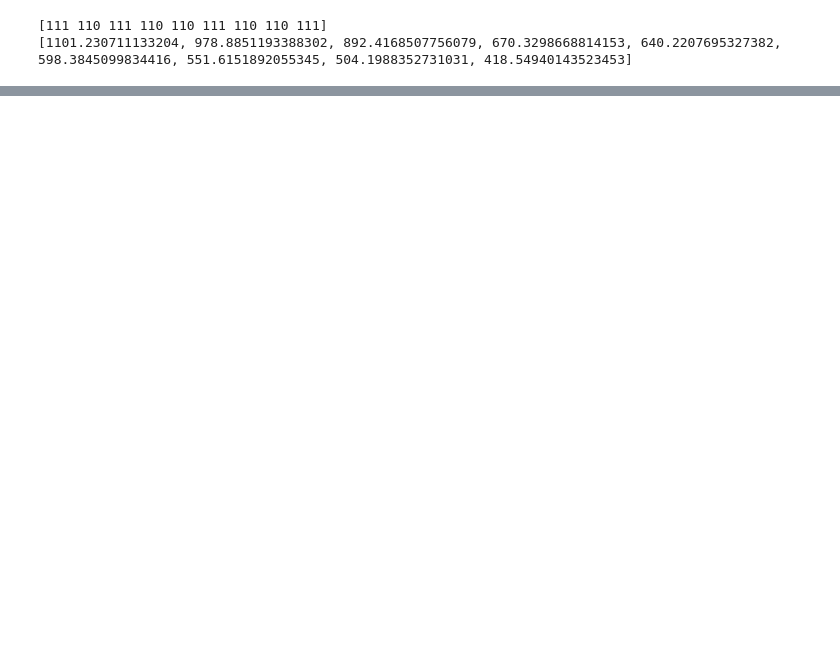
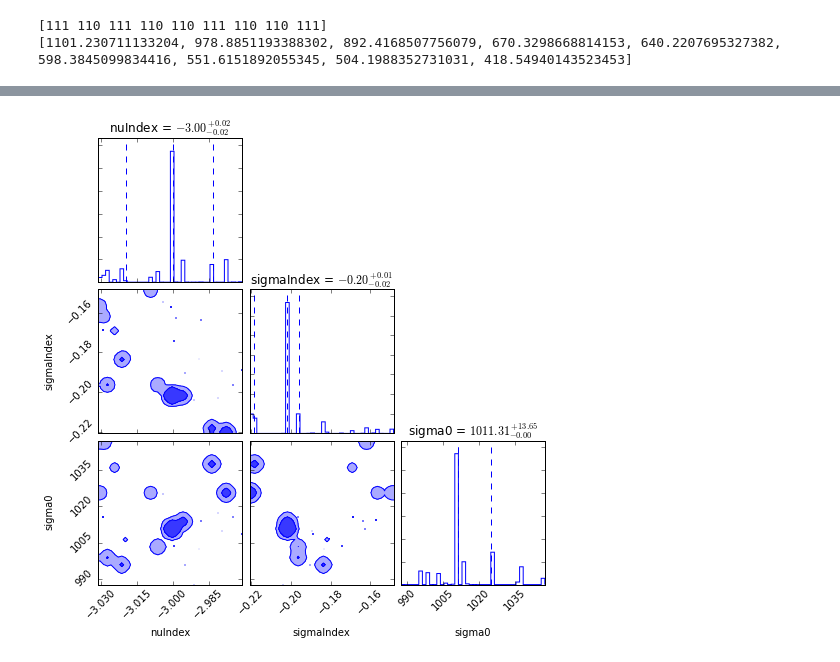
Before and after one commit to ondrejiayc/PH366_final_project, a Jupyter notebook: annular_analysis.ipynb, the cells around one changed output, grey strips where cells are left out. Saved outputs shown, nothing was run; the diff lists cells and outputs as text; code cells hidden in the pictures; blank space fills up the shorter version.

Commit message:
Rough mcmc in annular analysis implemented

```diff
--- a/annular_analysis.ipynb
+++ b/annular_analysis.ipynb
@@ -36,11 +36,11 @@ annuli = defineAnnuli(data['r'],nAnn)
 # number of galaxies per annulus
 
 data['annuli']=labelGalaxies(data,annuli)
-N = galInAnn(data,annuli)
-sigma = sigInAnn(data,annuli)
+nData = galInAnn(data,annuli)
+sigmaData = sigInAnn(data,annuli)
 
-print N
-print sigma
+print nData
+print sigmaData
 # %% [output]
 [111 110 111 110 110 111 110 110 111]
 [1101.230711133204, 978.8851193388302, 892.4168507756079, 670.3298668814153, 640.2207695327382, 598.3845099834416, 551.6151892055345, 504.1988352731031, 418.54940143523453]
@@ -88,13 +88,11 @@ def createMockData(radii,Ntot=1000,sigMax=1000,kindex=-3,sigmaindex=-0.2): #tota
     return pd.DataFrame(clusterData[:counter],columns=['r','vobs'])
 # %%
+#a single "mcmc step"
 kIndex = -3
 sigmaIndex = -0.2
 sigMax = 1000
 
-mockData = createMockData(annuli,len(data['r']),sigMax,kIndex,sigmaIndex)
-mockData['annuli'] = labelGalaxies(mockData,annuli)
-mockN = galInAnn(mockData,annuli)
-mockSigma = sigInAnn(mockData,annuli)
-
-print mockN
-print mockSigma
+def mcmcStep(annuli,kInd,sInd,sMaxInd):
+    mockData = createMockData(annuli,len(data['r']),sigMax,kIndex,sigmaIndex)
+    mockData['annuli'] = labelGalaxies(mockData,annuli)
+    return galInAnn(mockData,annuli),sigInAnn(mockData,annuli)
@@ -113,0 +99,14 @@ Created mock data with 1987 galaxies.
+# %%
+#all log likelihoods
+
+def logPriorNu():
+    return 0.0
+
+def logPriorSigma():
+    return 0.0
+
+def logLikelihoodNu(prediction,data):
+    return np.sum(data*np.log(prediction)-prediction)
+
+def logLikelihoodSigma(prediction,data):
+    return 0.0
@@ -113,0 +174,8 @@ Created mock data with 1987 galaxies.
+# %%
+import corner
+corner.corner(chain, labels=['nuIndex','sigmaIndex','sigma0'],quantiles=[0.16,0.5,0.84],
+                show_titles=True, title_args={"fontsize": 12},
+                plot_datapoints=True, fill_contours=True, levels=[0.68, 0.95], color='b', bins=40, smooth=1.0);
+plt.show()
+# %% [output]
+[figure, added]
```
Also changed, not shown: parts of 4 cells of this notebook.
